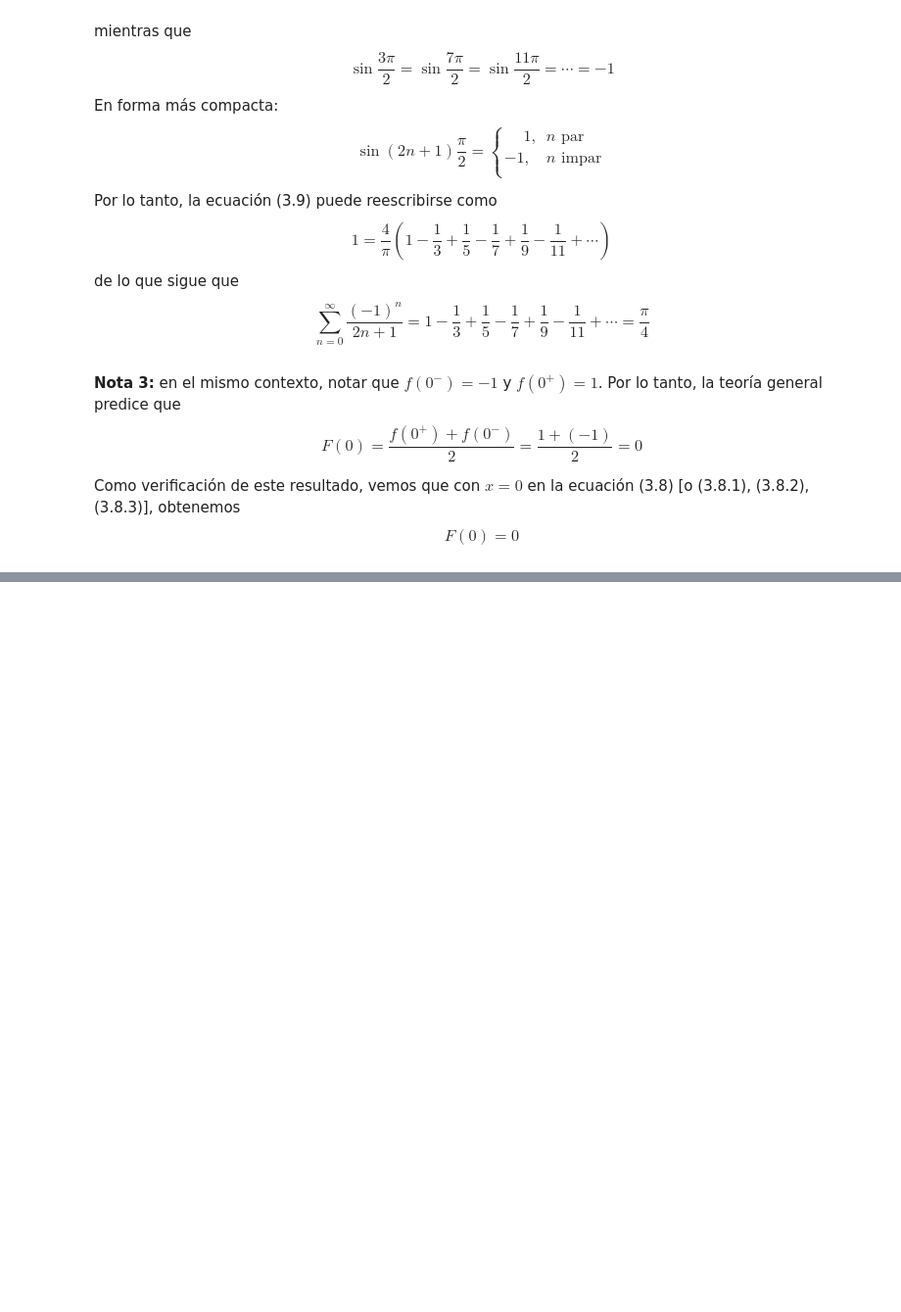
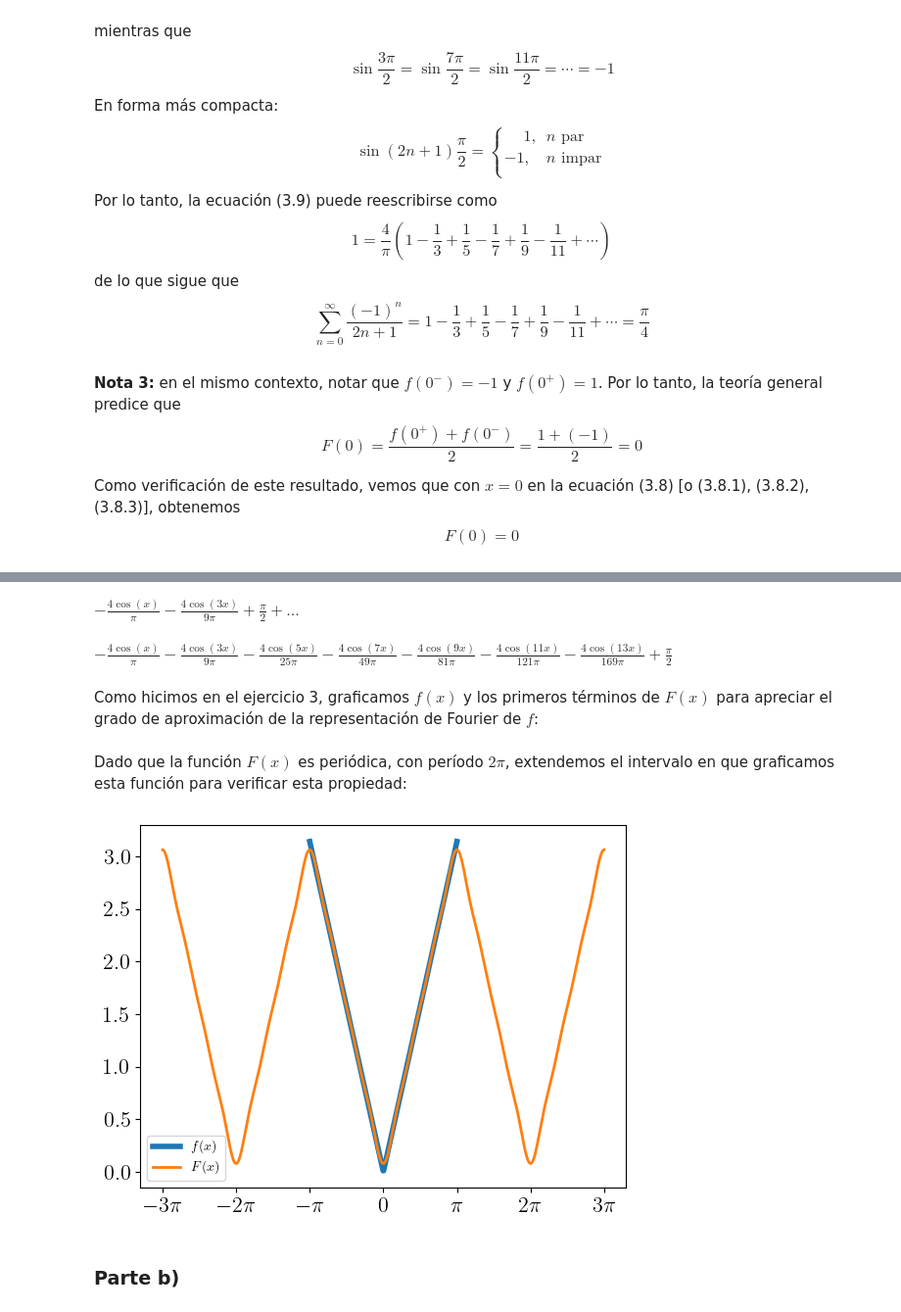
Before and after one commit to manuxch/calculo_avanzado, a Jupyter notebook: fourier/clase_03/code/practica_03.ipynb, the cells around one changed output, grey strips where cells are left out. Shown: that part at 98% size. Saved outputs shown, nothing was run; the diff lists cells and outputs as text; code cells hidden in the pictures; blank space fills up the shorter version.

```diff
--- a/fourier/clase_03/code/practica_03.ipynb
+++ b/fourier/clase_03/code/practica_03.ipynb
@@ -455,0 +492,4 @@ $$ F(0) = 0 $$
+# %%
+x = symbols('x', real=True)
+n = symbols('n', integer=True)
+integrate(x * cos(n * x), (x, 0, pi))
@@ -455,0 +532,33 @@ $$ F(0) = 0 $$
+# %%
+f = Piecewise((-x, x < 0), (x, True)) # True significa: de otro modo
+F = fourier_series(f, (x, -pi, pi))
+F
+# %% [output]
+$\displaystyle - \frac{4 \cos{\left(x \right)}}{\pi} - \frac{4 \cos{\left(3 x \right)}}{9 \pi} + \frac{\pi}{2} + \ldots$
+# %%
+F.truncate(n=8)
+# %% [output]
+$\displaystyle - \frac{4 \cos{\left(x \right)}}{\pi} - \frac{4 \cos{\left(3 x \right)}}{9 \pi} - \frac{4 \cos{\left(5 x \right)}}{25 \pi} - \frac{4 \cos{\left(7 x \right)}}{49 \pi} - \frac{4 \cos{\left(9 x \right)}}{81 \pi} - \frac{4 \cos{\left(11 x \right)}}{121 \pi} - \frac{4 \cos{\left(13 x \right)}}{169 \pi} + \frac{\pi}{2}$
+# %% [markdown]
+Como hicimos en el ejercicio 3, graficamos $f(x)$ y los primeros términos de $F(x)$ para apreciar el grado de aproximación de la representación de Fourier de $f$:
+# %%
+f_np = lambdify(x, f, 'numpy')
+F_np = lambdify(x, F.truncate(n=5), 'numpy')  # tomamos los primeros 5 términos de la serie de Fourier
+# %% [markdown]
+Dado que la función $F(x)$ es periódica, con período $2 \pi$, extendemos el intervalo en que graficamos esta función para verificar esta propiedad:
+# %%
+fig, ax = plt.subplots()
+x_n = np.linspace(-np.pi, np.pi, 300)
+x_ext = np.linspace(-3 * np.pi, 3 * np.pi, 1000)
+y = f_np(x_n)
+Y = F_np(x_ext)
+plt.plot(x_n, y, lw=4, label=r"$f(x)$")
+plt.plot(x_ext, Y, label=r"$F(x)$")
+ax.set_xticks([-3 * np.pi, -2 * np.pi, -np.pi, 0, np.pi, 2 * np.pi, 3 * np.pi])
+ax.set_xticklabels(['$-3 \pi$', '$-2 \pi$','$-\pi$','$0$', '$\pi$', '$2 \pi$','$3 \pi$'])
+plt.legend()
+plt.show()
+# %% [output]
+[figure, added]
+# %% [markdown]
+### Parte b)
```
Also changed, not shown: parts of 46 cells of this notebook, 5 other files.
